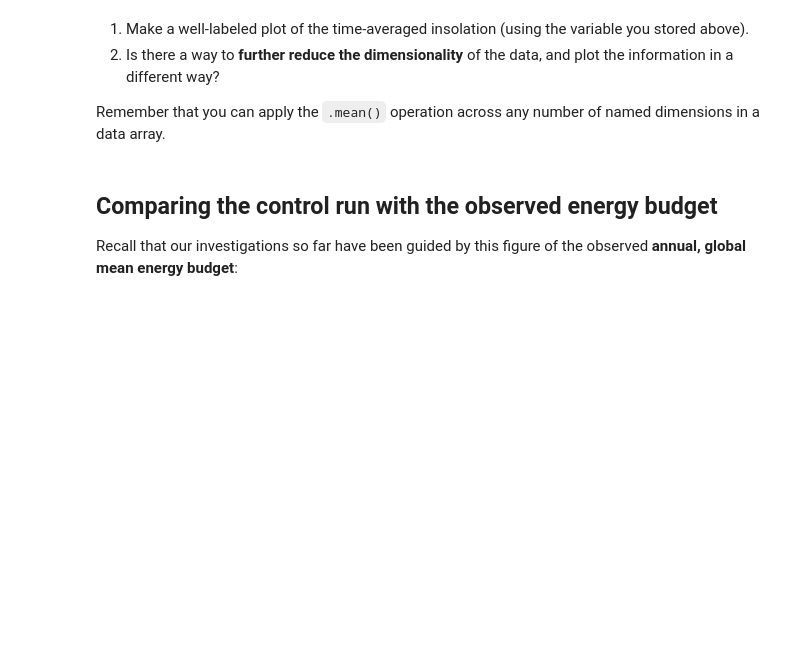
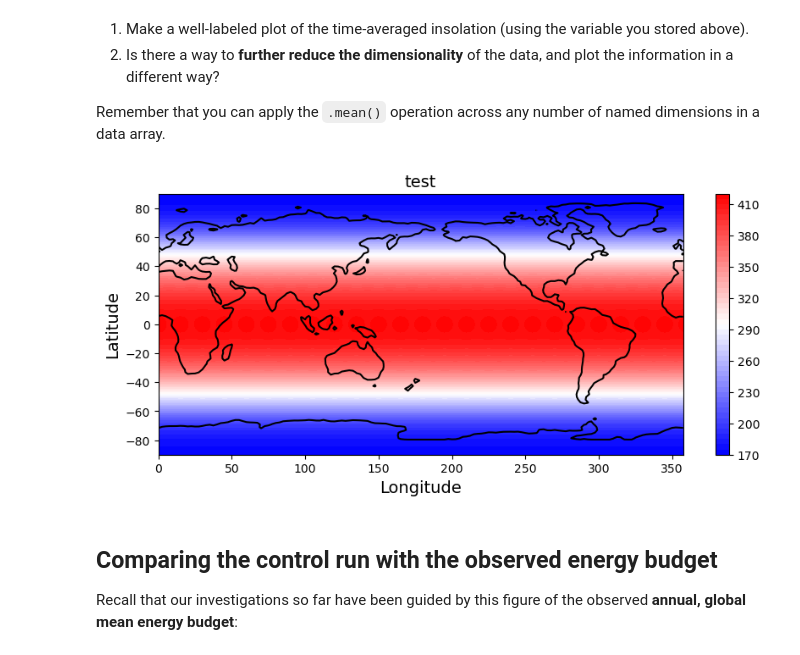
Before and after one commit to helgehr/ClimateLaboratoryBook, a Jupyter notebook: courseware/introducing-cesm.ipynb, the cells around one changed output. Drawn from its saved outputs; the diff is of its cells as text; code cells hidden in the pictures; blank space fills up the shorter version.

```diff
--- a/courseware/introducing-cesm.ipynb
+++ b/courseware/introducing-cesm.ipynb
@@ -483,7 +483,8 @@ ____________________________
 - Take the **time average** of the `SOLIN` field. Store the result as a new variable.
 - What are the **dimensions** of the resulting data array? What would be a good way to visualize this quantity?
 # %%
-atm_control.SOLIN.mean(dim='time')
+solin_avg = atm_control.SOLIN.mean(dim='time')
+solin_avg
 # %% [output]
 <xarray.DataArray 'SOLIN' (lat: 96, lon: 144)>
 array([[172.81734, 172.81734, 172.81734, ..., 172.81734, 172.81734,
@@ -511,6 +512,19 @@ ____________________________
 2. Is there a way to **further reduce the dimensionality** of the data, and plot the information in a different way?
 
 Remember that you can apply the `.mean()` operation across any number of named dimensions in a data array.
+# %%
+fig, ax = plt.subplots(figsize=(10,4))
+cax = ax.contourf( solin_avg.lon, solin_avg.lat,
+                    solin_avg, levels=50, cmap=plt.cm.bwr)
+cbar = plt.colorbar(cax)
+ax.set_title( 'test',
+              fontsize=14 )
+ax.set_xlabel('Longitude', fontsize=14)
+ax.set_ylabel('Latitude', fontsize=14)
+
+ax.contour(topo.lon, topo.lat, topo.LANDFRAC, levels=[0.5], colors='k');
+# %% [output]
+[figure, added]
 # %% [markdown]
 ## Comparing the control run with the observed energy budget
 
```
Also changed, not shown: parts of 14 cells of this notebook, 4 other files.
